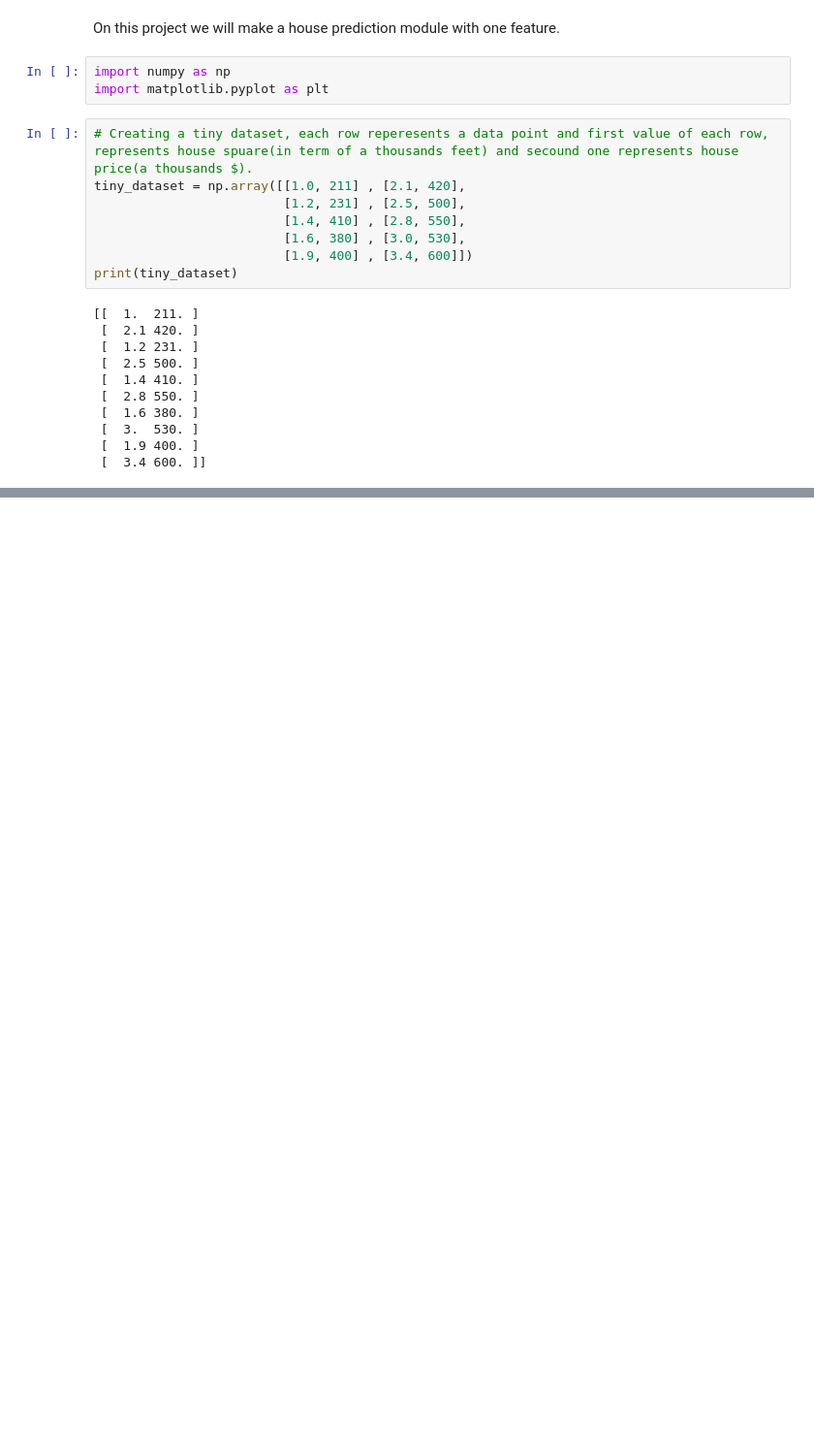
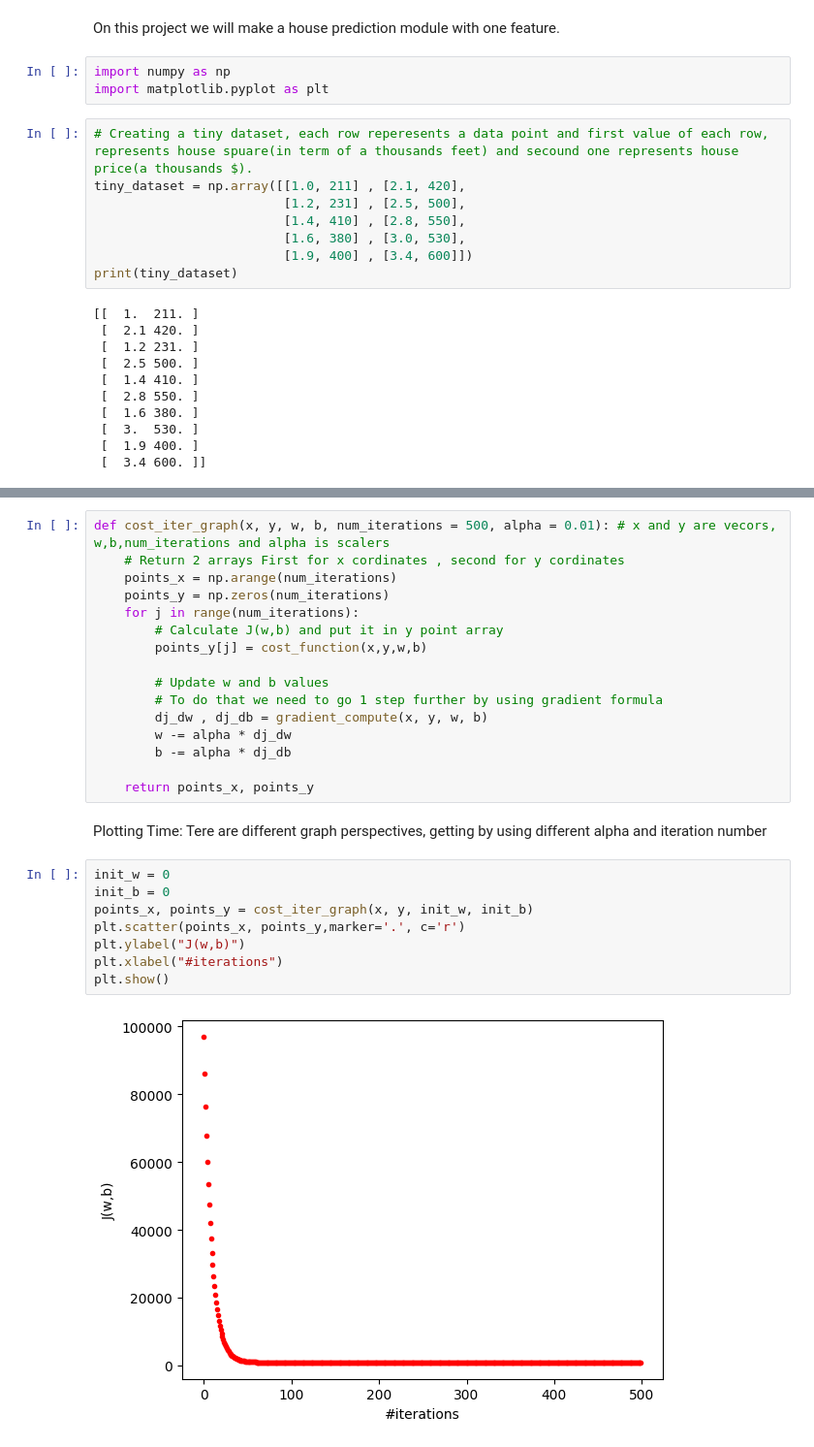
Before and after one commit to MehmetEmirGonenc/MachineLearning, a Jupyter notebook: LinearRegression/SingleVariable/SingleLinearRegression.ipynb, the cells around one changed output, grey strips where cells are left out. Shown at 97% size. Cells and saved outputs as stored; diff of their text form; blank space fills up the shorter version.

```diff
--- a/LinearRegression/SingleVariable/SingleLinearRegression.ipynb
+++ b/LinearRegression/SingleVariable/SingleLinearRegression.ipynb
@@ -133,0 +222,28 @@ plt.show()
+# %%
+def cost_iter_graph(x, y, w, b, num_iterations = 500, alpha = 0.01): # x and y are vecors, w,b,num_iterations and alpha is scalers
+    # Return 2 arrays First for x cordinates , second for y cordinates
+    points_x = np.arange(num_iterations)
+    points_y = np.zeros(num_iterations)
+    for j in range(num_iterations):
+        # Calculate J(w,b) and put it in y point array
+        points_y[j] = cost_function(x,y,w,b)
+
+        # Update w and b values
+        # To do that we need to go 1 step further by using gradient formula
+        dj_dw , dj_db = gradient_compute(x, y, w, b)
+        w -= alpha * dj_dw
+        b -= alpha * dj_db
+
+    return points_x, points_y
+# %% [markdown]
+Plotting Time: Tere are different graph perspectives, getting by using different alpha and iteration number
+# %%
+init_w = 0
+init_b = 0
+points_x, points_y = cost_iter_graph(x, y, init_w, init_b)
+plt.scatter(points_x, points_y,marker='.', c='r')
+plt.ylabel("J(w,b)")
+plt.xlabel("#iterations")
+plt.show()
+# %% [output]
+[figure, added]
```
Also changed, not shown: parts of 18 cells of this notebook.
